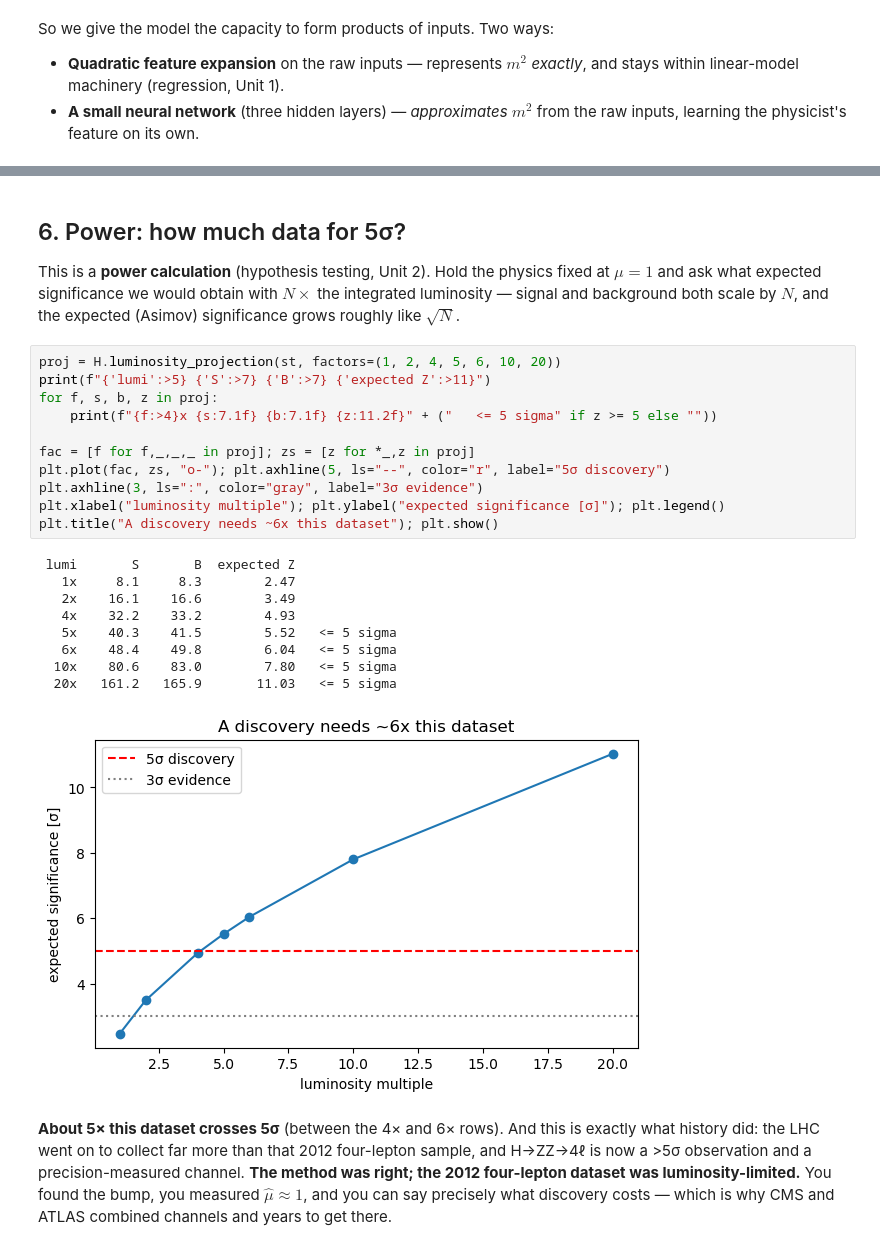
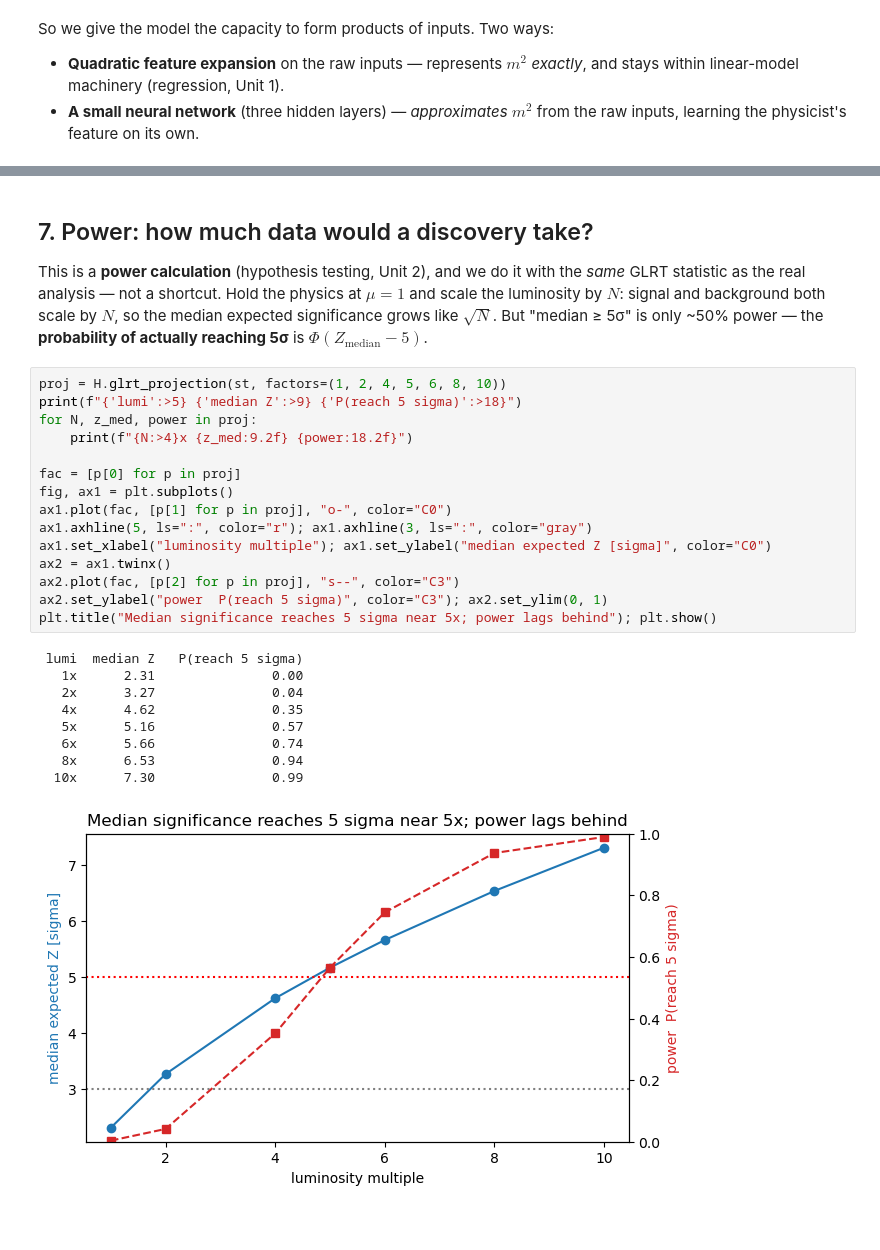
Before and after one commit to codey-m/prob_stats, a Jupyter notebook: final_project/higgs_final_project.ipynb, the cells around one changed output, grey strips where cells are left out. Cells and saved outputs as stored; diff of their text form; blank space fills up the shorter version.

Commit message:
validate project analysis

```diff
--- a/final_project/higgs_final_project.ipynb
+++ b/final_project/higgs_final_project.ipynb
@@ -294,36 +374,34 @@ scientific question: how much data would a discovery take?
 # %% [markdown]
-## 6. Power: how much data for 5σ?
+## 7. Power: how much data would a discovery take?
 
-This is a **power calculation** (hypothesis testing, Unit 2). Hold the physics
-fixed at $\mu=1$ and ask what expected significance we would obtain with $N\times$
-the integrated luminosity — signal and background both scale by $N$, and the
-expected (Asimov) significance grows roughly like $\sqrt N$.
+This is a **power calculation** (hypothesis testing, Unit 2), and we do it with
+the *same* GLRT statistic as the real analysis — not a shortcut. Hold the physics
+at $\mu=1$ and scale the luminosity by $N$: signal and background both scale by
+$N$, so the median expected significance grows like $\sqrt N$. But "median ≥ 5σ"
+is only ~50% power — the **probability of actually reaching 5σ** is
+$\Phi(Z_\text{median}-5)$.
-# %%
-proj = H.luminosity_projection(st, factors=(1, 2, 4, 5, 6, 10, 20))
-print(f"{'lumi':>5} {'S':>7} {'B':>7} {'expected Z':>11}")
-for f, s, b, z in proj:
-    print(f"{f:>4}x {s:7.1f} {b:7.1f} {z:11.2f}" + ("   <= 5 sigma" if z >= 5 else ""))
-
-fac = [f for f,_,_,_ in proj]; zs = [z for *_,z in proj]
-plt.plot(fac, zs, "o-"); plt.axhline(5, ls="--", color="r", label="5σ discovery")
-plt.axhline(3, ls=":", color="gray", label="3σ evidence")
-plt.xlabel("luminosity multiple"); plt.ylabel("expected significance [σ]"); plt.legend()
-plt.title("A discovery needs ~6x this dataset"); plt.show()
-# %% [output]
- lumi       S       B  expected Z
-   1x     8.1     8.3        2.47
-   2x    16.1    16.6        3.49
-   4x    32.2    33.2        4.93
-   5x    40.3    41.5        5.52   <= 5 sigma
-   6x    48.4    49.8        6.04   <= 5 sigma
-  10x    80.6    83.0        7.80   <= 5 sigma
-  20x   161.2   165.9       11.03   <= 5 sigma
-[figure, removed]
-# %% [markdown]
-**About 5× this dataset crosses 5σ** (between the 4× and 6× rows). And this is
-exactly what history did: the LHC went on to collect far more than that 2012
-four-lepton sample, and H→ZZ→4ℓ is now
-a >5σ observation and a precision-measured channel. **The method was right; the
-2012 four-lepton dataset was luminosity-limited.** You found the bump, you
-measured $\hat\mu\approx1$, and you can say precisely what discovery costs — which
-is why CMS and ATLAS combined channels and years to get there.
+# %%
+proj = H.glrt_projection(st, factors=(1, 2, 4, 5, 6, 8, 10))
+print(f"{'lumi':>5} {'median Z':>9} {'P(reach 5 sigma)':>18}")
+for N, z_med, power in proj:
+    print(f"{N:>4}x {z_med:9.2f} {power:18.2f}")
+
+fac = [p[0] for p in proj]
+fig, ax1 = plt.subplots()
+ax1.plot(fac, [p[1] for p in proj], "o-", color="C0")
+ax1.axhline(5, ls=":", color="r"); ax1.axhline(3, ls=":", color="gray")
+ax1.set_xlabel("luminosity multiple"); ax1.set_ylabel("median expected Z [sigma]", color="C0")
+ax2 = ax1.twinx()
+ax2.plot(fac, [p[2] for p in proj], "s--", color="C3")
+ax2.set_ylabel("power  P(reach 5 sigma)", color="C3"); ax2.set_ylim(0, 1)
+plt.title("Median significance reaches 5 sigma near 5x; power lags behind"); plt.show()
+# %% [output]
+ lumi  median Z   P(reach 5 sigma)
+   1x      2.31               0.00
+   2x      3.27               0.04
+   4x      4.62               0.35
+   5x      5.16               0.57
+   6x      5.66               0.74
+   8x      6.53               0.94
+  10x      7.30               0.99
+[figure, added]
```
Also changed, not shown: parts of 26 cells of this notebook, 8 other files.
